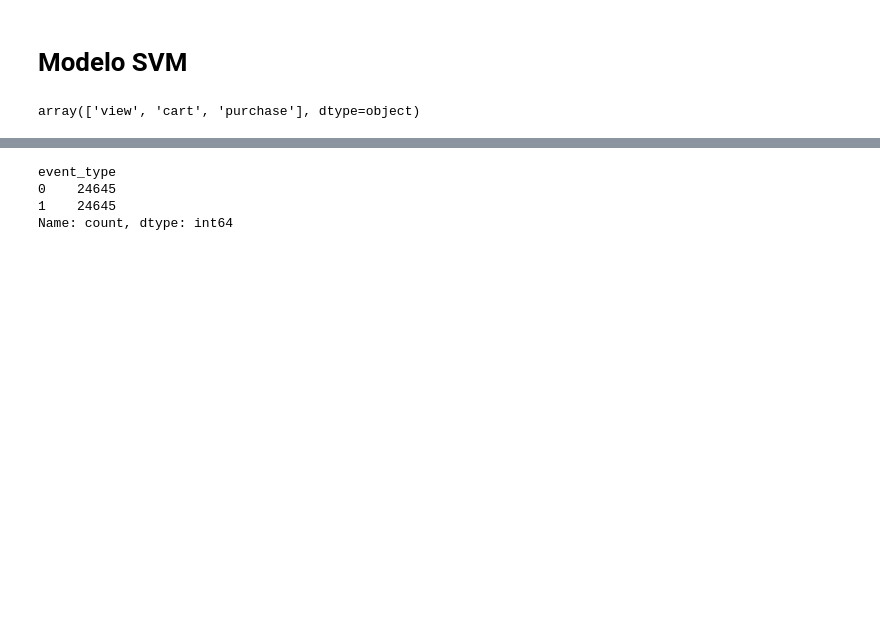
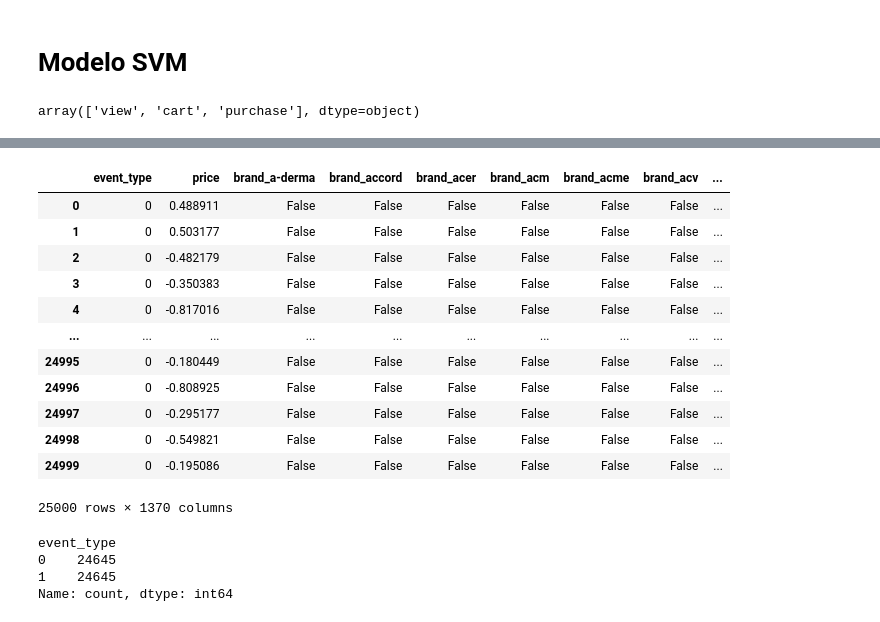
Before and after one commit to Jskenpo/ProyectoFInal_DS, a Jupyter notebook: SVM.ipynb, the cells around one changed output, grey strips where cells are left out. Drawn from its saved outputs; the diff is of its cells as text; code cells hidden in the pictures; blank space fills up the shorter version.

```diff
--- a/SVM.ipynb
+++ b/SVM.ipynb
@@ -112,0 +100,16 @@ dtype: int64
+# %%
+df
+# %% [output]
+|  | event_type | price | brand_a-derma | brand_accord | brand_acer | brand_acm | brand_acme | brand_acv | ... |
+| 0 | 0 | 0.488911 | False | False | False | False | False | False | ... |
+| 1 | 0 | 0.503177 | False | False | False | False | False | False | ... |
+| 2 | 0 | -0.482179 | False | False | False | False | False | False | ... |
+| 3 | 0 | -0.350383 | False | False | False | False | False | False | ... |
+| 4 | 0 | -0.817016 | False | False | False | False | False | False | ... |
+| ... | ... | ... | ... | ... | ... | ... | ... | ... | ... |
+| 24995 | 0 | -0.180449 | False | False | False | False | False | False | ... |
+| 24996 | 0 | -0.808925 | False | False | False | False | False | False | ... |
+| 24997 | 0 | -0.295177 | False | False | False | False | False | False | ... |
+| 24998 | 0 | -0.549821 | False | False | False | False | False | False | ... |
+| 24999 | 0 | -0.195086 | False | False | False | False | False | False | ... |
+25000 rows × 1370 columns
```
Also changed, not shown: parts of 6 cells of this notebook, 3 other files.
